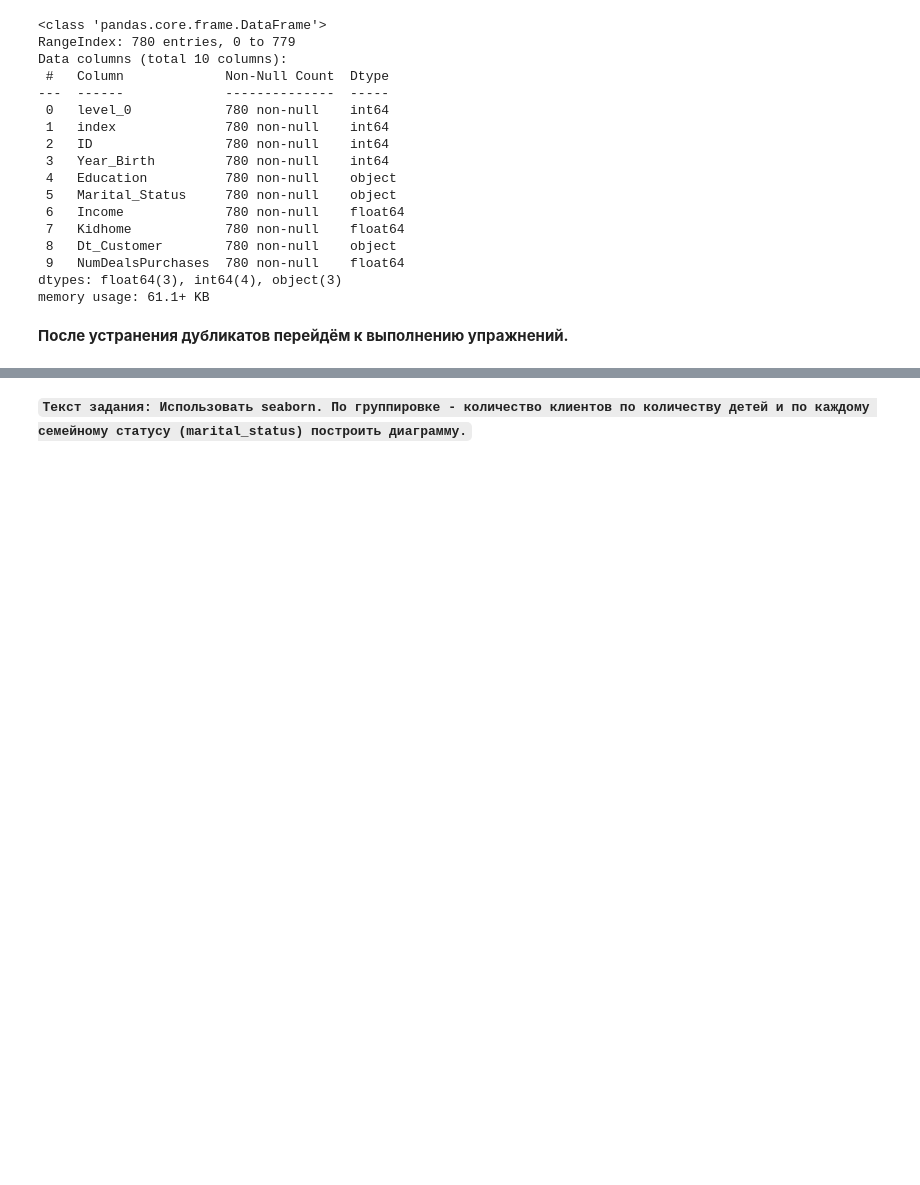
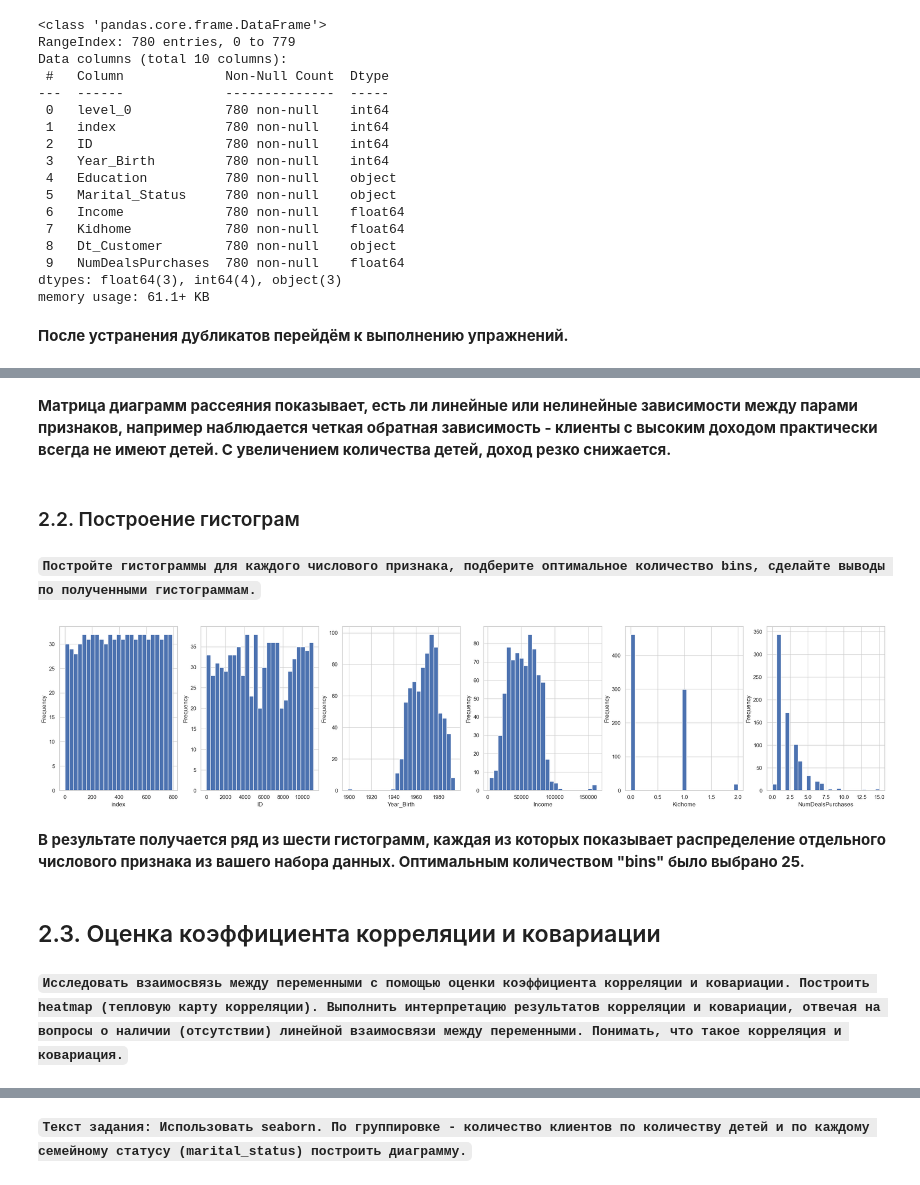
Before and after one commit to NotChelovec/Introduction_to_Data_Analysis, a Jupyter notebook: Lab2/lab2_RyabovDS.ipynb, the cells around one changed output, grey strips where cells are left out. Saved outputs shown, nothing was run; the diff lists cells and outputs as text; code cells hidden in the pictures; blank space fills up the shorter version.

```diff
--- a/Lab2/lab2_RyabovDS.ipynb
+++ b/Lab2/lab2_RyabovDS.ipynb
@@ -97,0 +123,31 @@ memory usage: 61.1+ KB
+# %% [markdown]
+**Матрица диаграмм рассеяния показывает, есть ли линейные или нелинейные зависимости между парами признаков, например наблюдается четкая обратная зависимость - клиенты с высоким доходом практически всегда не имеют детей. С увеличением количества детей, доход резко снижается.**
+# %% [markdown]
+### 2.2. Построение гистограм
+# %% [markdown]
+**`Постройте гистограммы для каждого числового признака, подберите оптимальное количество bins, сделайте выводы по полученными гистограммам.`**
+# %%
+def is_col_int(col):
+    return df[col].dtype in ['int64', 'float64']
+
+fig, axes = plt.subplots(
+ 1, # одна строка
+ 6, # количесвто графиков
+ figsize=(30, 6) # размер графика
+)
+
+i = 0
+for col in df.columns:  # Пробегаемся по всему списку колонок, ищем числовые и рисуме гистограммы только дял них
+    if is_col_int(col):
+        df[col].hist(bins=25, ax=axes[i])
+        axes[i].set_xlabel(col)
+        axes[i].set_ylabel('Frequency')
+        i += 1
+# %% [output]
+[figure, added]
+# %% [markdown]
+**В результате получается ряд из шести гистограмм, каждая из которых показывает распределение отдельного числового признака из вашего набора данных. Оптимальным количеством "bins" было выбрано 25.**
+# %% [markdown]
+## 2.3. Оценка коэффициента корреляции и ковариации
+# %% [markdown]
+**`Исследовать взаимосвязь между переменными с помощью оценки коэффициента корреляции и ковариации. Построить heatmap (тепловую карту корреляции). Выполнить интерпретацию результатов корреляции и ковариации, отвечая на вопросы о наличии (отсутствии) линейной взаимосвязи между переменными. Понимать, что такое корреляция и ковариация.`**
```
Also changed, not shown: parts of 32 cells of this notebook.
